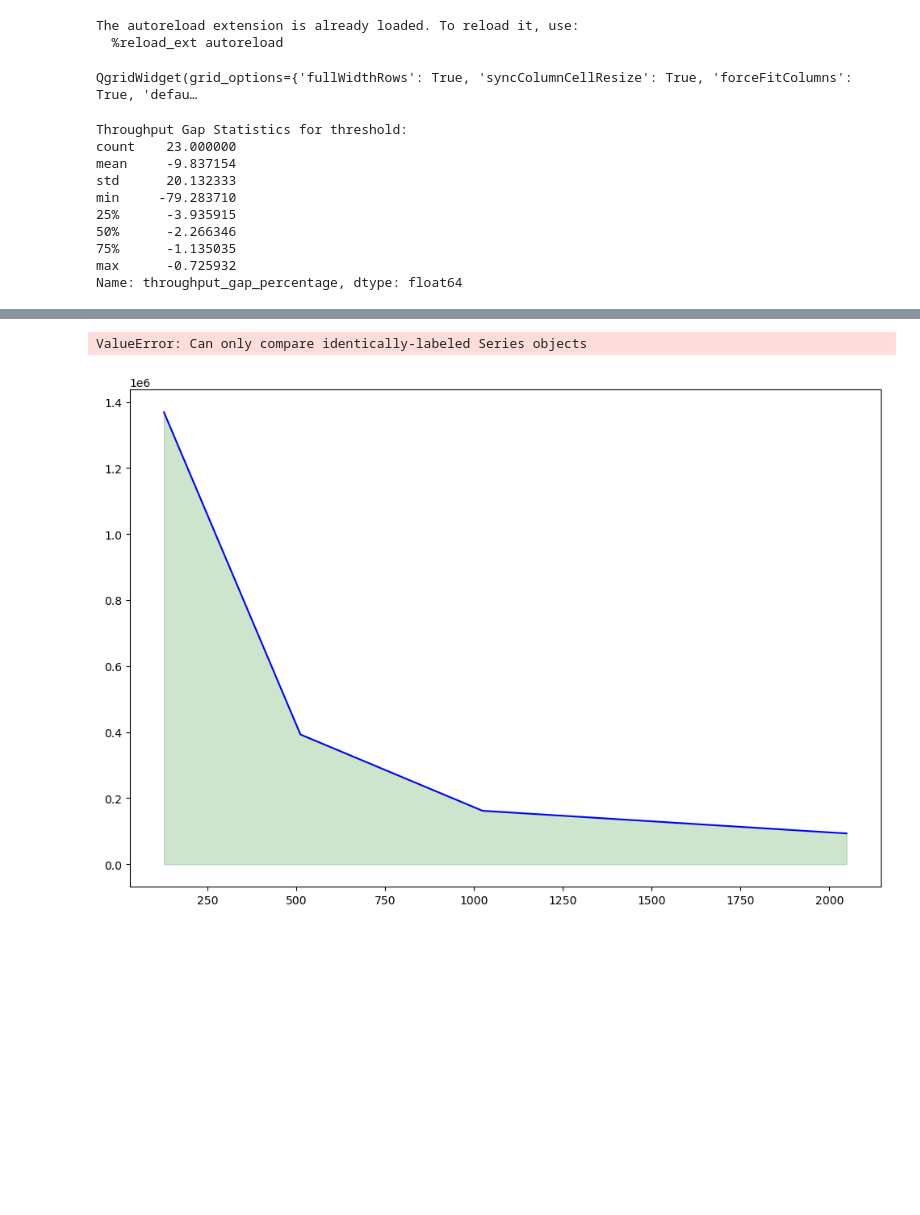
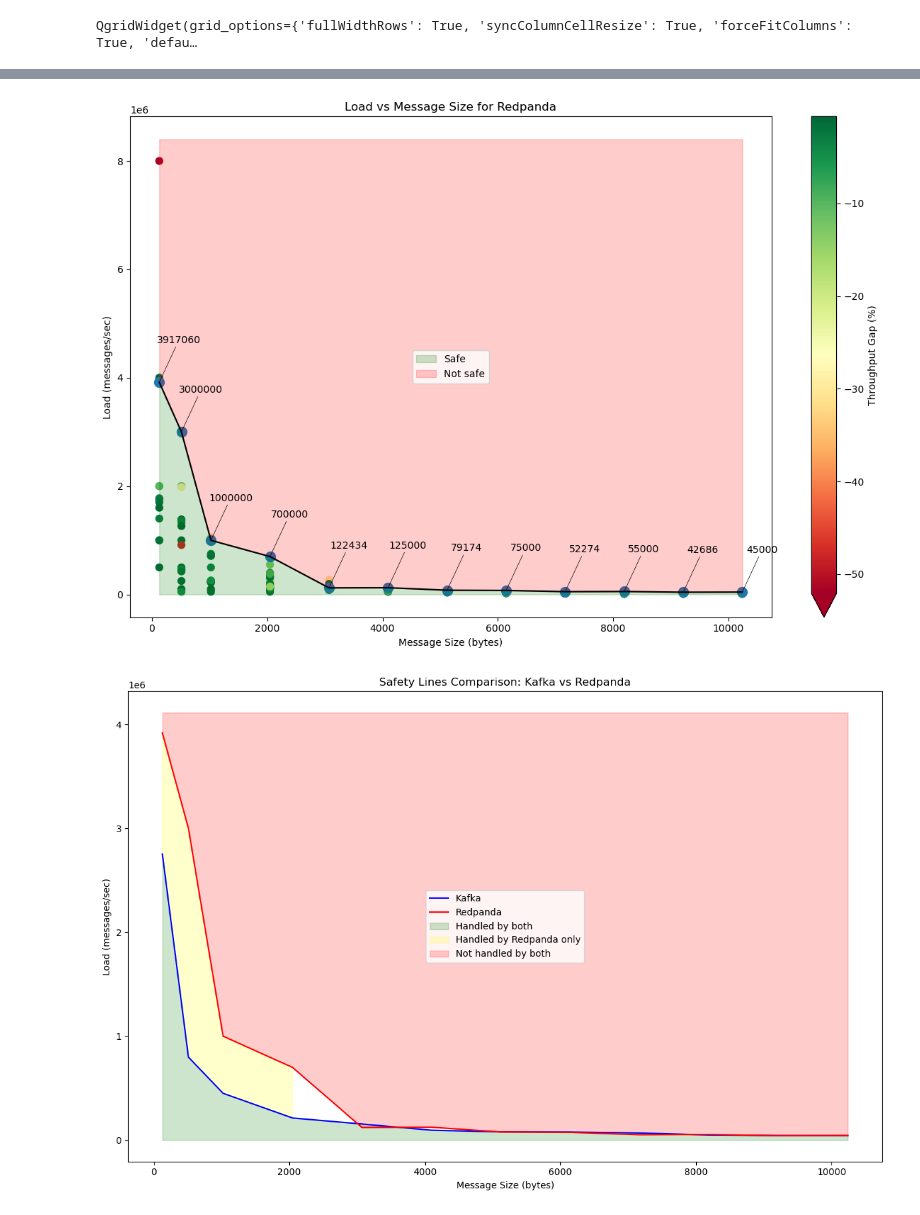
Before and after one commit to stream-energy/greenflow, a Jupyter notebook: analysis.ipynb, the cells around one changed output, grey strips where cells are left out. Drawn from its saved outputs; the diff is of its cells as text; code cells hidden in the pictures; blank space fills up the shorter version.

```diff
--- a/analysis.ipynb
+++ b/analysis.ipynb
@@ -15,22 +15,21 @@ import seaborn as sns
 import greenflow.analysis as an
 import qgridnext as qgrid
 # %%
-%load_ext autoreload
 import greenflow.analysis as an
 
 cutoff = "2024-07-23T14:40:18.761822+02:00"
 experiments = an.get_experiments()
 
 def interest(exp) -> bool:
-  if "cluster=montcalm" in exp["experiment_description"]:
-    if 'instances=10' in exp["experiment_description"]:
+  params = exp["experiment_metadata"]["factors"]["exp_params"]
+  messageSize = params["messageSize"]
+  partitions = params["partitions"]
+  if "cluster=chirop" in exp["experiment_description"]:
+    if messageSize > 64 and partitions >= 1:
       return True
   return False
 
 redpanda_kafka_data = an.filter_experiments(experiments, interest, cutoff)
-# %% [output]
-The autoreload extension is already loaded. To reload it, use:
-  %reload_ext autoreload
 # %%
 # import dill
 # dill.dump_session('montcalm_threshold.db')
@@ -55,7 +54,7 @@ if edit:
   enriched_data = qgrid_widget.get_changed_df()
 
 # The throughput gap should be negative
-enriched_data = enriched_data[enriched_data["throughput_gap"] < 0]
+enriched_data = enriched_data[enriched_data["throughput_gap_percentage"] < 0]
 # %%
 qgrid_widget = qgrid.show_grid(enriched_data, show_toolbar=True)
 qgrid_widget
@@ -70,37 +69,11 @@ throughput_threshold = -20
 latency_threshold = 1.5
 
 data = enriched_data
-# %%
-import pandas as pd
-import matplotlib.pyplot as plt
-import seaborn as sns
-import numpy as np
-
-def stats(data, system_name):
-    system_data = data[(data['exp_description'].str.contains(system_name, case=False))]
-
-    # Display statistics for throughput gap
-    print(f"Throughput Gap Statistics for {system_name}:")
-    print(system_data['throughput_gap_percentage'].describe())
-    print("\n")
-
-stats(data, 'threshold')
-# %% [output]
-Throughput Gap Statistics for threshold:
-count    23.000000
-mean     -9.837154
-std      20.132333
-min     -79.283710
-25%      -3.935915
-50%      -2.266346
-75%      -1.135035
-max      -0.725932
-Name: throughput_gap_percentage, dtype: float64
 # %%
 # Function to create the graph for a specific system
 def create_graph(data, system_name):
     # Filter data for the specific system
-    system_data = data[data["exp_description"].str.contains(system_name, case=False)]
+    system_data = data
 
     # Create figure and axis
     fig, ax = plt.subplots(figsize=(12, 8))
@@ -126,6 +99,15 @@ def create_graph(data, system_name):
         linewidths=1,
     )
 
+    for idx, row in last_points.iterrows():
+        ax.annotate(f"{row['load']:d}", (idx, row['load']),
+                    textcoords="offset points", xytext=(20, 40), ha='center',
+                    arrowprops=dict(arrowstyle="-", color='black', linewidth=0.5, shrinkA=0, shrinkB=0))
+
+    # for idx, row in last_points.iterrows():
+    #     ax.annotate(f"{row['load']:d}", (idx, row['load']),
+    #                 textcoords="offset points", xytext=(0,10), ha='center')
+
     # Sort the last points by messageSize
     last_points = last_points.sort_index()
 
@@ -144,6 +126,7 @@ def create_graph(data, system_name):
     ax.set_title(f"Load vs Message Size for {system_name}")
     ax.set_xlabel("Message Size (bytes)")
     ax.set_ylabel("Load (messages/sec)")
+    # ax.set_yscale('log')
 
     # Add legend
     ax.legend()
@@ -155,11 +138,17 @@ def create_graph(data, system_name):
 
 
 # Create graphs for Montcalm and Neowise
-kafka_last_points = create_graph(data[data["exp_name"] == "ingest-kafka"], "threshold")
-redpanda_last_points = create_graph(data[data["exp_name"] == "ingest-redpanda"], "threshold")
+# kafka_last_points = create_graph(data[(data["exp_name"] == "ingest-kafka")& (data["messageSize"] <= 8192)], "Kafka")
+kafka_last_points = create_graph(data[data["exp_name"] == "ingest-kafka"], "Kafka")
+redpanda_last_points = create_graph(data[data["exp_name"] == "ingest-redpanda"], "Redpanda")
+# kafka_last_points = create_graph(data[(data["exp_name"] == "ingest-kafka")& (data["messageSize"] <= 8192)], "Kafka")
+# redpanda_last_points = create_graph(data[(data["exp_name"] == "ingest-redpanda")& (data["messageSize"] <= 8192)], "Redpanda")
+redpanda_last_points = create_graph(data[data["exp_name"] == "ingest-redpanda"], "Redpanda")
 
 # Create a new figure for comparing the safety lines
 fig, ax = plt.subplots(figsize=(12, 8))
+# ax.set_yscale('log')
+# ax.set_xscale('log')
 
 # Plot the safety lines for Kafka and Redpanda
 ax.plot(kafka_last_points.index, kafka_last_points["load"], linestyle="-", color="blue", label="Kafka")
@@ -178,6 +167,7 @@ ax.set_title("Safety Lines Comparison: Kafka vs Redpanda")
 ax.set_xlabel("Message Size (bytes)")
 ax.set_ylabel("Load (messages/sec)")
 
+
 # Add legend
 ax.legend()
 
@@ -189,2 +179,2 @@ plt.show()
-ValueError: Can only compare identically-labeled Series objects
-[figure, old version]
+[figure, new version]
+[figure, added]
```
Also changed, not shown: parts of 5 cells of this notebook, 10 other files.
